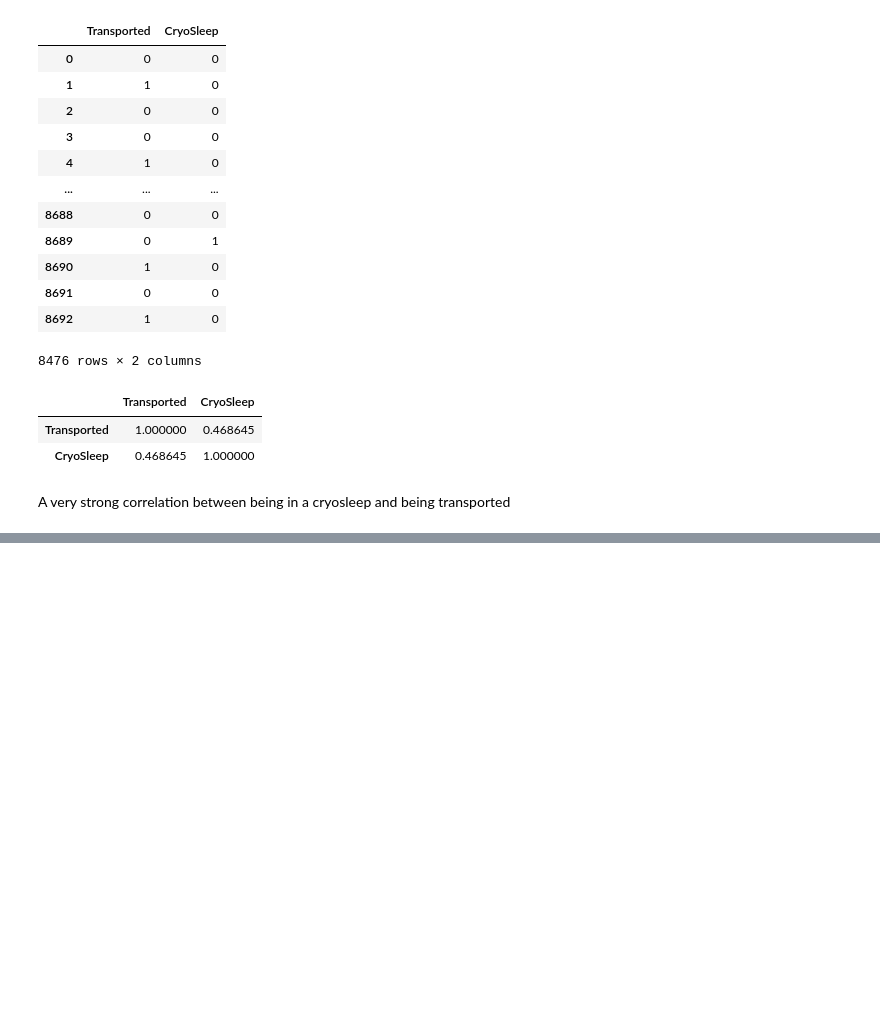
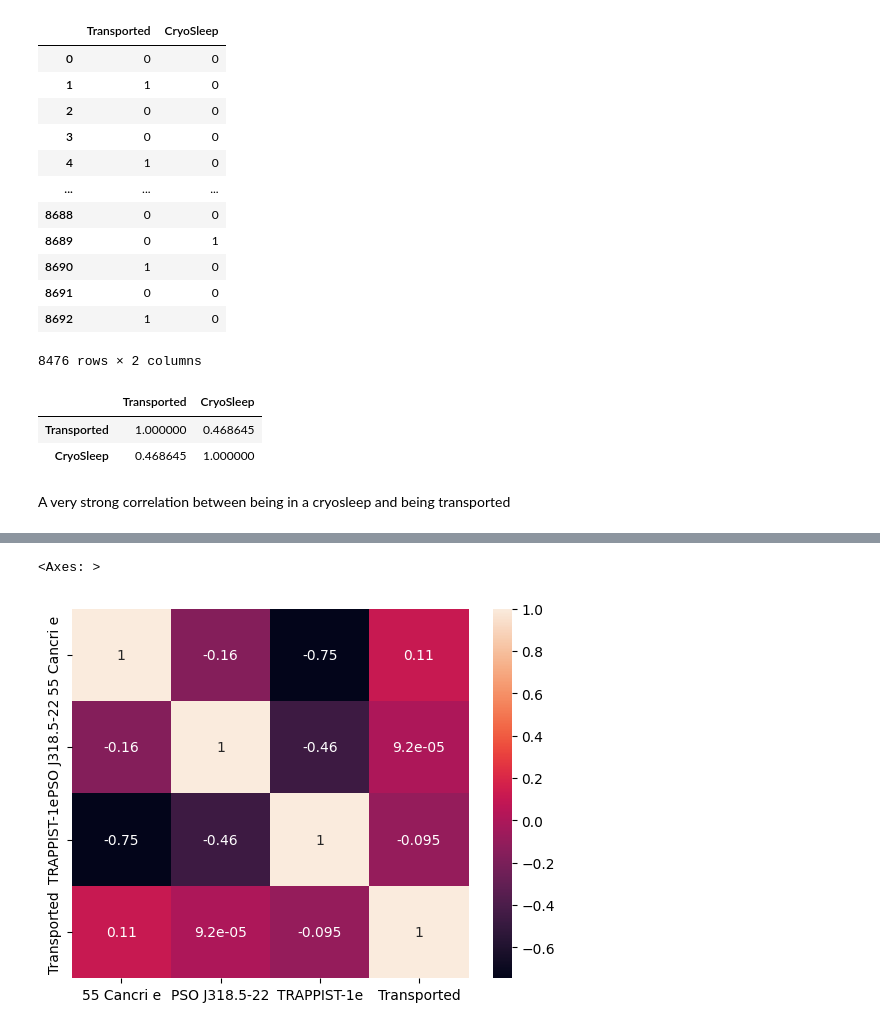
Before and after one commit to Gyxius/spaceship-titanic, a Jupyter notebook: analysis.ipynb, the cells around one changed output, grey strips where cells are left out. Drawn from its saved outputs; the diff is of its cells as text; code cells hidden in the pictures; blank space fills up the shorter version.

```diff
--- a/analysis.ipynb
+++ b/analysis.ipynb
@@ -202,0 +258,5 @@ A very strong correlation between being in a cryosleep and being transported
+# %%
+sns.heatmap(one_hot.corr(), annot=True)
+# %% [output]
+<Axes: >
+[figure, added]
```
Also changed, not shown: parts of 18 cells of this notebook.
